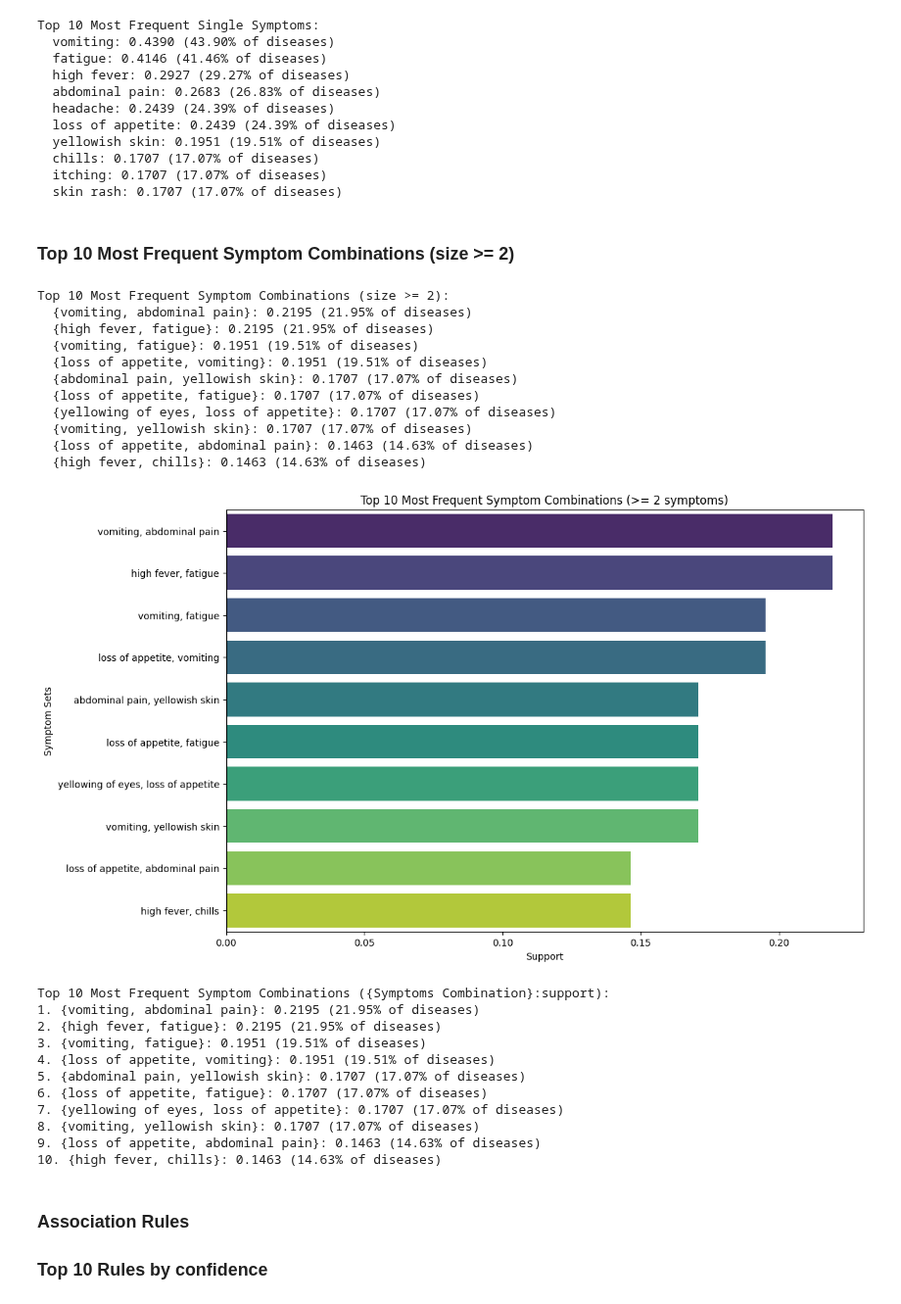
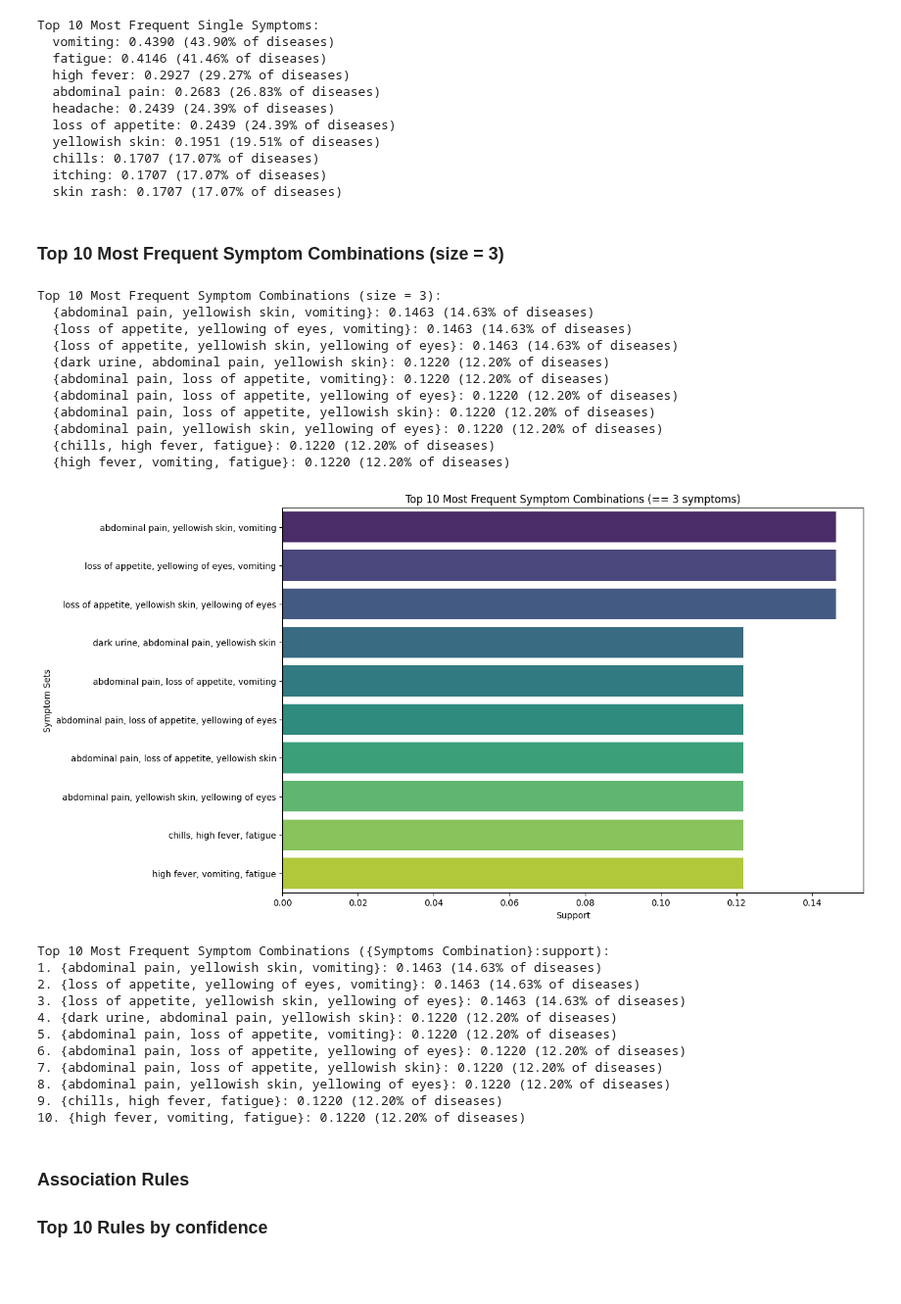
Before and after one commit to oscarqjh/SC4020-Group-Project-2, a Jupyter notebook: notebooks/task1/symptom_analysis.ipynb, the cells around one changed output. Shown at 98% size. Cells and saved outputs as stored; diff of their text form; code cells hidden in the pictures; blank space fills up the shorter version.

```diff
--- a/notebooks/task1/symptom_analysis.ipynb
+++ b/notebooks/task1/symptom_analysis.ipynb
@@ -254,54 +254,54 @@ Top 10 Most Frequent Single Symptoms:
   itching: 0.1707 (17.07% of diseases)
   skin rash: 0.1707 (17.07% of diseases)
 # %% [markdown]
-### Top 10 Most Frequent Symptom Combinations (size >= 2)
+### Top 10 Most Frequent Symptom Combinations (size = 3)
 # %%
-print(f"\nTop 10 Most Frequent Symptom Combinations (size >= 2):")
-multi_symptoms = saved_frequent_itemsets[saved_frequent_itemsets['itemset_size'] >= 2].nlargest(10, 'support')
+print(f"\nTop 10 Most Frequent Symptom Combinations (size = 3):")
+multi_symptoms = saved_frequent_itemsets[saved_frequent_itemsets['itemset_size'] == 3].nlargest(10, 'support')
 for idx, row in multi_symptoms.iterrows():
     symptoms = ', '.join(list(row['itemsets']))
     print(f"  {{{symptoms}}}: {row['support']:.4f} ({row['support']*100:.2f}% of diseases)")
 # %% [output]
-Top 10 Most Frequent Symptom Combinations (size >= 2):
-  {vomiting, abdominal pain}: 0.2195 (21.95% of diseases)
-  {high fever, fatigue}: 0.2195 (21.95% of diseases)
-  {vomiting, fatigue}: 0.1951 (19.51% of diseases)
-  {loss of appetite, vomiting}: 0.1951 (19.51% of diseases)
-  {abdominal pain, yellowish skin}: 0.1707 (17.07% of diseases)
-  {loss of appetite, fatigue}: 0.1707 (17.07% of diseases)
-  {yellowing of eyes, loss of appetite}: 0.1707 (17.07% of diseases)
-  {vomiting, yellowish skin}: 0.1707 (17.07% of diseases)
-  {loss of appetite, abdominal pain}: 0.1463 (14.63% of diseases)
-  {high fever, chills}: 0.1463 (14.63% of diseases)
+Top 10 Most Frequent Symptom Combinations (size = 3):
+  {abdominal pain, yellowish skin, vomiting}: 0.1463 (14.63% of diseases)
+  {loss of appetite, yellowing of eyes, vomiting}: 0.1463 (14.63% of diseases)
+  {loss of appetite, yellowish skin, yellowing of eyes}: 0.1463 (14.63% of diseases)
+  {dark urine, abdominal pain, yellowish skin}: 0.1220 (12.20% of diseases)
+  {abdominal pain, loss of appetite, vomiting}: 0.1220 (12.20% of diseases)
+  {abdominal pain, loss of appetite, yellowing of eyes}: 0.1220 (12.20% of diseases)
+  {abdominal pain, loss of appetite, yellowish skin}: 0.1220 (12.20% of diseases)
+  {abdominal pain, yellowish skin, yellowing of eyes}: 0.1220 (12.20% of diseases)
+  {chills, high fever, fatigue}: 0.1220 (12.20% of diseases)
+  {high fever, vomiting, fatigue}: 0.1220 (12.20% of diseases)
 # %%
-# Plot Top 10 Most Frequent Symptom Combinations (size >= 2)
-top_itemsets = saved_frequent_itemsets[saved_frequent_itemsets['itemset_size'] >= 2].nlargest(10, 'support').copy()
+# Plot Top 10 Most Frequent Symptom Combinations (size == 3)
+top_itemsets = saved_frequent_itemsets[saved_frequent_itemsets['itemset_size'] == 3].nlargest(10, 'support').copy()
 top_itemsets['itemsets_str'] = top_itemsets['itemsets'].apply(lambda x: ', '.join(list(x)))
 
 plt.figure(figsize=(12, 8))
 sns.barplot(x='support', y='itemsets_str', data=top_itemsets, palette='viridis')
-plt.title('Top 10 Most Frequent Symptom Combinations (>= 2 symptoms)')
+plt.title('Top 10 Most Frequent Symptom Combinations (== 3 symptoms)')
 plt.xlabel('Support')
 plt.ylabel('Symptom Sets')
 plt.show()
 
 print("\nTop 10 Most Frequent Symptom Combinations ({Symptoms Combination}:support):")
 for i, (idx, row) in enumerate(top_itemsets.iterrows(), 1):
     symptoms = row['itemsets_str']
     print(f"{i}. {{{symptoms}}}: {row['support']:.4f} ({row['support']*100:.2f}% of diseases)")
 # %% [output]
-[figure, old version]
+[figure, new version]
 Top 10 Most Frequent Symptom Combinations ({Symptoms Combination}:support):
-1. {vomiting, abdominal pain}: 0.2195 (21.95% of diseases)
-2. {high fever, fatigue}: 0.2195 (21.95% of diseases)
-3. {vomiting, fatigue}: 0.1951 (19.51% of diseases)
-4. {loss of appetite, vomiting}: 0.1951 (19.51% of diseases)
-5. {abdominal pain, yellowish skin}: 0.1707 (17.07% of diseases)
-6. {loss of appetite, fatigue}: 0.1707 (17.07% of diseases)
-7. {yellowing of eyes, loss of appetite}: 0.1707 (17.07% of diseases)
-8. {vomiting, yellowish skin}: 0.1707 (17.07% of diseases)
-9. {loss of appetite, abdominal pain}: 0.1463 (14.63% of diseases)
-10. {high fever, chills}: 0.1463 (14.63% of diseases)
+1. {abdominal pain, yellowish skin, vomiting}: 0.1463 (14.63% of diseases)
+2. {loss of appetite, yellowing of eyes, vomiting}: 0.1463 (14.63% of diseases)
+3. {loss of appetite, yellowish skin, yellowing of eyes}: 0.1463 (14.63% of diseases)
+4. {dark urine, abdominal pain, yellowish skin}: 0.1220 (12.20% of diseases)
+5. {abdominal pain, loss of appetite, vomiting}: 0.1220 (12.20% of diseases)
+6. {abdominal pain, loss of appetite, yellowing of eyes}: 0.1220 (12.20% of diseases)
+7. {abdominal pain, loss of appetite, yellowish skin}: 0.1220 (12.20% of diseases)
+8. {abdominal pain, yellowish skin, yellowing of eyes}: 0.1220 (12.20% of diseases)
+9. {chills, high fever, fatigue}: 0.1220 (12.20% of diseases)
+10. {high fever, vomiting, fatigue}: 0.1220 (12.20% of diseases)
 # %% [markdown]
 ### Association Rules
 ### Top 10 Rules by confidence
```
Also changed, not shown: parts of 9 cells of this notebook, 1 other file.
